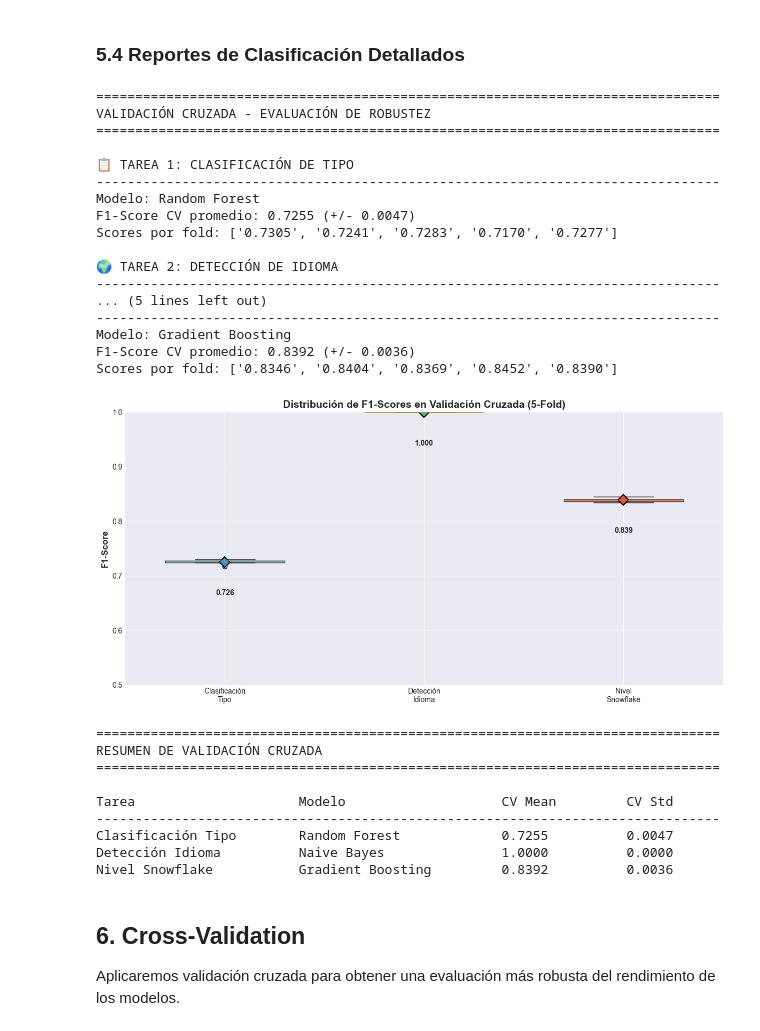
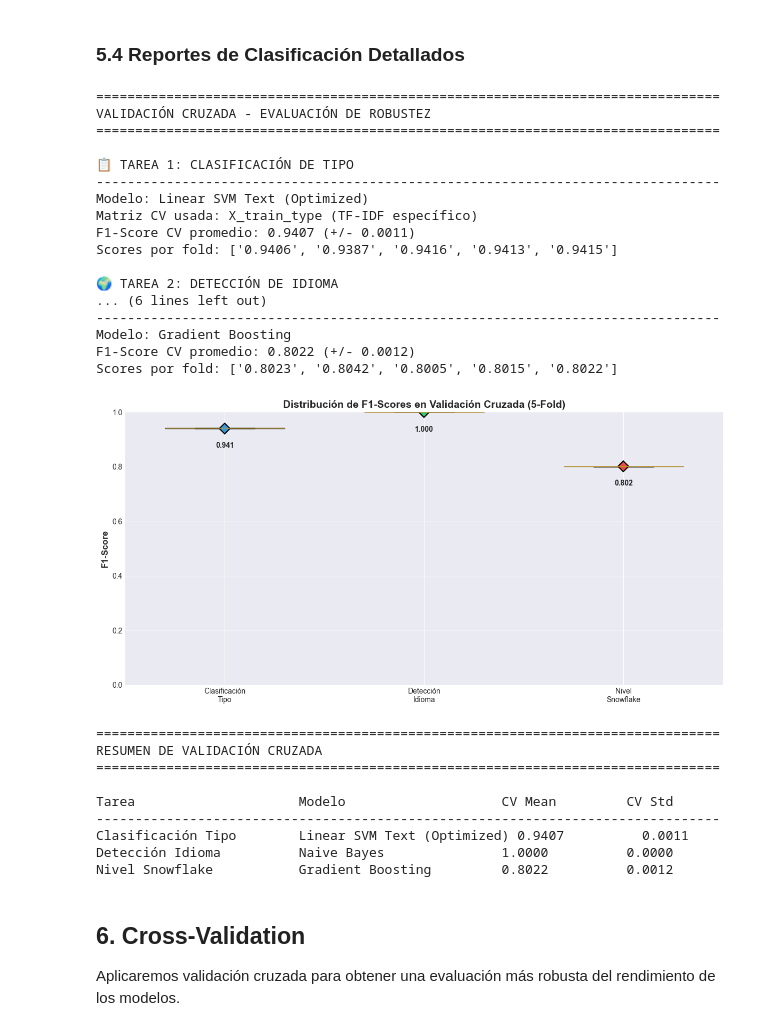
Before and after one commit to JoanLinares/IceBergTicket, a Jupyter notebook: ml/notebooks/ticket_classification_analysis.ipynb, the cells around one changed output. Drawn from its saved outputs; the diff is of its cells as text; code cells hidden in the pictures.

```diff
--- a/ml/notebooks/ticket_classification_analysis.ipynb
+++ b/ml/notebooks/ticket_classification_analysis.ipynb
@@ -1680,8 +1976,10 @@ Nivel Snowflake DW:
 # %%
 # Dividir datos en train y test con estratificación
 # Usaremos el tipo de ticket para estratificar ya que es la variable más importante
-X_train, X_test, y_type_train, y_type_test, y_lang_train, y_lang_test, y_snow_train, y_snow_test = train_test_split(
-    X_combined, y_type, y_language, y_snowflake,
+text_all = np.array(df_ml['text_combined'].astype(str))
+
+X_train, X_test, y_type_train, y_type_test, y_lang_train, y_lang_test, y_snow_train, y_snow_test, text_train, text_test = train_test_split(
+    X_combined, y_type, y_language, y_snowflake, text_all,
     test_size=0.2,
     random_state=42,
     stratify=y_type
@@ -1773,11 +2071,12 @@ Entrenaremos modelos de clasificación para cada una de las tres tareas:
 # %%
 # Diccionario de modelos a evaluar (con n_jobs=-1 para máximo paralelismo)
 models = {
-    'Logistic Regression': LogisticRegression(max_iter=1000, random_state=42, class_weight='balanced', n_jobs=-1),
-    'Random Forest': RandomForestClassifier(n_estimators=100, random_state=42, max_depth=15, class_weight='balanced', n_jobs=-1),
-    'Gradient Boosting': GradientBoostingClassifier(n_estimators=100, random_state=42, max_depth=5),
-    'SVM (Linear)': LinearSVC(random_state=42, class_weight='balanced', max_iter=2000, dual='auto'),
+    'Logistic Regression': LogisticRegression(max_iter=1500, random_state=42, class_weight='balanced', n_jobs=-1),
+    'Random Forest': RandomForestClassifier(n_estimators=250, random_state=42, max_depth=None, class_weight='balanced_subsample', n_jobs=-1),
+    'Gradient Boosting': GradientBoostingClassifier(n_estimators=150, random_state=42, max_depth=5),
+    'SVM (Linear)': LinearSVC(random_state=42, class_weight='balanced', max_iter=4000, C=1.5, dual='auto'),
     'Naive Bayes': GaussianNB(),
+    'Linear SVM Text (Optimized)': LinearSVC(random_state=42, class_weight='balanced', max_iter=6000, C=2.0, dual='auto'),
 }
 
 print("\n" + "="*80)
@@ -2170,17 +2497,25 @@ print("=" * 80)
 print("VALIDACIÓN CRUZADA - EVALUACIÓN DE ROBUSTEZ")
 print("=" * 80)
 
+
+def get_cv_matrix(task_name, model_name):
+    """Selecciona la matriz de features correcta por tarea/modelo."""
+    if task_name == 'type' and model_name == 'Linear SVM Text (Optimized)':
+        return X_train_type
+    if model_name in {'Logistic Regression', 'SVM (Linear)'}:
+        return X_train_scaled
+    return X_train
+
+
 # Tarea 1: Tipo de Ticket
 print("\n📋 TAREA 1: CLASIFICACIÓN DE TIPO")
 print("-" * 80)
 model_type = results_type[best_type]['model']
-# Determinar si necesita escalado
-if best_type in ['Logistic Regression', 'SVM', 'Gradient Boosting']:
-    cv_scores_type = cross_val_score(model_type, X_train_scaled, y_type_train, cv=kfold, scoring='f1_weighted', n_jobs=-1)
-else:
-    cv_scores_type = cross_val_score(model_type, X_train, y_type_train, cv=kfold, scoring='f1_weighted', n_jobs=-1)
+X_cv_type = get_cv_matrix('type', best_type)
+cv_scores_type = cross_val_score(model_type, X_cv_type, y_type_train, cv=kfold, scoring='f1_weighted', n_jobs=-1)
 
 print(f"Modelo: {best_type}")
+print(f"Matriz CV usada: {'X_train_type (TF-IDF específico)' if best_type == 'Linear SVM Text (Optimized)' else 'X_train/X_train_scaled'}")
 print(f"F1-Score CV promedio: {cv_scores_type.mean():.4f} (+/- {cv_scores_type.std():.4f})")
 print(f"Scores por fold: {[f'{s:.4f}' for s in cv_scores_type]}")
 
@@ -2188,10 +2523,8 @@ print(f"Scores por fold: {[f'{s:.4f}' for s in cv_scores_type]}")
 print("\n🌍 TAREA 2: DETECCIÓN DE IDIOMA")
 print("-" * 80)
 model_lang = results_language[best_lang]['model']
-if best_lang in ['Logistic Regression', 'SVM', 'Gradient Boosting']:
-    cv_scores_lang = cross_val_score(model_lang, X_train_scaled, y_lang_train, cv=kfold, scoring='f1_weighted', n_jobs=-1)
-else:
-    cv_scores_lang = cross_val_score(model_lang, X_train, y_lang_train, cv=kfold, scoring='f1_weighted', n_jobs=-1)
+X_cv_lang = get_cv_matrix('language', best_lang)
+cv_scores_lang = cross_val_score(model_lang, X_cv_lang, y_lang_train, cv=kfold, scoring='f1_weighted', n_jobs=-1)
 
 print(f"Modelo: {best_lang}")
 print(f"F1-Score CV promedio: {cv_scores_lang.mean():.4f} (+/- {cv_scores_lang.std():.4f})")
@@ -2201,10 +2534,8 @@ print(f"Scores por fold: {[f'{s:.4f}' for s in cv_scores_lang]}")
 print("\n🏢 TAREA 3: NIVEL SNOWFLAKE DW")
 print("-" * 80)
 model_snow = results_snowflake[best_snow]['model']
-if best_snow in ['Logistic Regression', 'SVM', 'Gradient Boosting']:
-    cv_scores_snow = cross_val_score(model_snow, X_train_scaled, y_snow_train, cv=kfold, scoring='f1_weighted', n_jobs=-1)
-else:
-    cv_scores_snow = cross_val_score(model_snow, X_train, y_snow_train, cv=kfold, scoring='f1_weighted', n_jobs=-1)
+X_cv_snow = get_cv_matrix('snowflake', best_snow)
+cv_scores_snow = cross_val_score(model_snow, X_cv_snow, y_snow_train, cv=kfold, scoring='f1_weighted', n_jobs=-1)
 
 print(f"Modelo: {best_snow}")
 print(f"F1-Score CV promedio: {cv_scores_snow.mean():.4f} (+/- {cv_scores_snow.std():.4f})")
@@ -2236,53 +2567,53 @@ for patch, color in zip(bp['boxes'], colors):
 ax.set_ylabel('F1-Score', fontsize=12, fontweight='bold')
 ax.set_title('Distribución de F1-Scores en Validación Cruzada (5-Fold)', fontsize=14, fontweight='bold')
 ax.grid(axis='y', alpha=0.3)
-ax.set_ylim([0.5, 1.0])
+ax.set_ylim([0.0, 1.0])
 
 # Añadir medias
 for i, scores in enumerate([cv_scores_type, cv_scores_lang, cv_scores_snow]):
     mean_score = scores.mean()
     ax.plot(i + 1, mean_score, 'D', color=colors[i], markersize=10, markeredgecolor='black', markeredgewidth=1.5)
     ax.text(i + 1, mean_score - 0.05, f'{mean_score:.3f}', ha='center', va='top', fontsize=10, fontweight='bold')
 
 plt.tight_layout()
 plt.show()
 
 print("\n" + "=" * 80)
 print("RESUMEN DE VALIDACIÓN CRUZADA")
 print("=" * 80)
 print(f"\n{'Tarea':<25} {'Modelo':<25} {'CV Mean':<15} {'CV Std':<15}")
 print("-" * 80)
 print(f"{'Clasificación Tipo':<25} {best_type:<25} {cv_scores_type.mean():.4f}          {cv_scores_type.std():.4f}")
 print(f"{'Detección Idioma':<25} {best_lang:<25} {cv_scores_lang.mean():.4f}          {cv_scores_lang.std():.4f}")
 print(f"{'Nivel Snowflake':<25} {best_snow:<25} {cv_scores_snow.mean():.4f}          {cv_scores_snow.std():.4f}")
 # %% [output]
 ================================================================================
 VALIDACIÓN CRUZADA - EVALUACIÓN DE ROBUSTEZ
 ================================================================================
 
 📋 TAREA 1: CLASIFICACIÓN DE TIPO
 --------------------------------------------------------------------------------
-Modelo: Random Forest
-F1-Score CV promedio: 0.7255 (+/- 0.0047)
-Scores por fold: ['0.7305', '0.7241', '0.7283', '0.7170', '0.7277']
+Modelo: Linear SVM Text (Optimized)
+Matriz CV usada: X_train_type (TF-IDF específico)
+F1-Score CV promedio: 0.9407 (+/- 0.0011)
+Scores por fold: ['0.9406', '0.9387', '0.9416', '0.9413', '0.9415']
 
 🌍 TAREA 2: DETECCIÓN DE IDIOMA
---------------------------------------------------------------------------------
-... (5 lines left out)
+... (6 lines left out)
 --------------------------------------------------------------------------------
 Modelo: Gradient Boosting
-F1-Score CV promedio: 0.8392 (+/- 0.0036)
-Scores por fold: ['0.8346', '0.8404', '0.8369', '0.8452', '0.8390']
+F1-Score CV promedio: 0.8022 (+/- 0.0012)
+Scores por fold: ['0.8023', '0.8042', '0.8005', '0.8015', '0.8022']
-[figure, old version]
+[figure, new version]
 ================================================================================
 RESUMEN DE VALIDACIÓN CRUZADA
 ================================================================================
 
 Tarea                     Modelo                    CV Mean         CV Std
 --------------------------------------------------------------------------------
-Clasificación Tipo        Random Forest             0.7255          0.0047
+Clasificación Tipo        Linear SVM Text (Optimized) 0.9407          0.0011
 Detección Idioma          Naive Bayes               1.0000          0.0000
-Nivel Snowflake           Gradient Boosting         0.8392          0.0036
+Nivel Snowflake           Gradient Boosting         0.8022          0.0012
 # %% [markdown]
 ## 6. Cross-Validation
 
```
Also changed, not shown: parts of 29 cells of this notebook, 4 other files.
